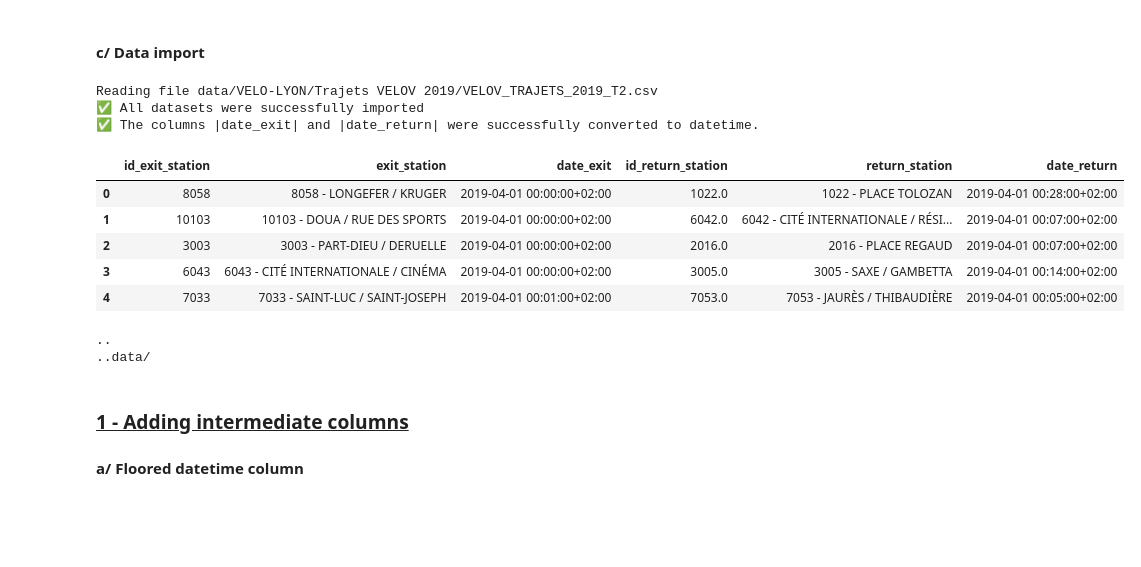
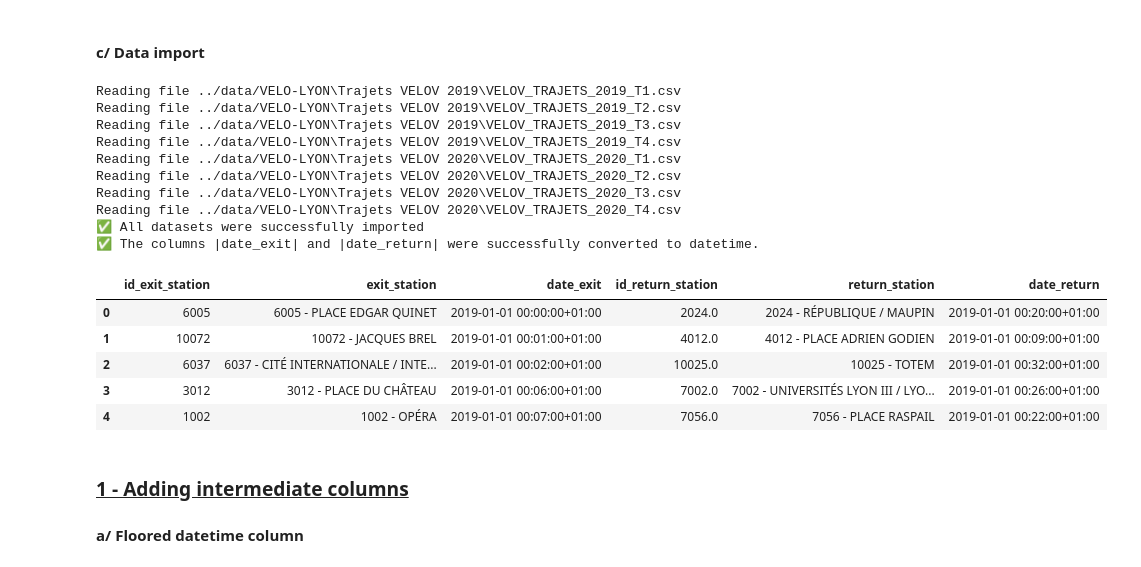
Before and after one commit to Echoo7/Machine-Learning-Project, a Jupyter notebook: notebooks/Main_notebook.ipynb, the cells around one changed output. Drawn from its saved outputs; the diff is of its cells as text; code cells hidden in the pictures; blank space fills up the shorter version.

```diff
--- a/notebooks/Main_notebook.ipynb
+++ b/notebooks/Main_notebook.ipynb
@@ -56,36 +56,44 @@ data/VELO-LYON/Trajets VELOV 2019/VELOV_TRAJETS_2019_T2.csv
 # %% [markdown]
 #### c/ Data import
 # %%
-MAIN_PATH = r".."   # Main folder path
-BASE_PATH = MAIN_PATH + r"data/"   # Data folder's path
+# Main folder's path
+MAIN_PATH = r"../"
+# Data folder's path
+BASE_PATH = MAIN_PATH + r"data/"
+# Velo'v data's path
 LYON_PATH = BASE_PATH + r"VELO-LYON/Trajets VELOV */*.csv"
+# Velo'v stations locations file's path
 LYON_LOCATIONS = BASE_PATH + r"VELO-LYON/locations/pvo_patrimoine_voirie.pvostationvelov.json"
+# Lyon's contours dataset's path
 LYON_IRIS = BASE_PATH + r"iris_lyon.shp"
+# Coordinates of the center of Lyon
 LYON_CENTER = (45.764043, 4.835659)
+# Importing the data into a dataframe
 df_lyon = read_whole_pandas_df(LYON_PATH, alternative_path=alt_path, sep = ";", enc = "ISO-8859-1",
-                               columns = ["id_exit_station", "exit_station", "date_exit", "id_return_station", "return_station", "date_return"], alternative_dataset=True)
+                               columns = ["id_exit_station", "exit_station", "date_exit", "id_return_station", "return_station", "date_return"], alternative_dataset=False)
 print(f"✅ All datasets were successfully imported")
 
 df_lyon["date_exit"] = pd.to_datetime(df_lyon['date_exit'], format="%Y/%m/%d %H:%M:%S").dt.tz_localize("Europe/Paris", ambiguous="NaT")
 df_lyon["date_return"] = pd.to_datetime(df_lyon['date_return'], format="%Y/%m/%d %H:%M:%S").dt.tz_localize("Europe/Paris", ambiguous="NaT")
 print(f"✅ The columns |date_exit| and |date_return| were successfully converted to datetime.")
 df_lyon.head()
 # %% [output]
-Reading file data/VELO-LYON/Trajets VELOV 2019/VELOV_TRAJETS_2019_T2.csv
+Reading file ../data/VELO-LYON\Trajets VELOV 2019\VELOV_TRAJETS_2019_T1.csv
+Reading file ../data/VELO-LYON\Trajets VELOV 2019\VELOV_TRAJETS_2019_T2.csv
+Reading file ../data/VELO-LYON\Trajets VELOV 2019\VELOV_TRAJETS_2019_T3.csv
+Reading file ../data/VELO-LYON\Trajets VELOV 2019\VELOV_TRAJETS_2019_T4.csv
+Reading file ../data/VELO-LYON\Trajets VELOV 2020\VELOV_TRAJETS_2020_T1.csv
+Reading file ../data/VELO-LYON\Trajets VELOV 2020\VELOV_TRAJETS_2020_T2.csv
+Reading file ../data/VELO-LYON\Trajets VELOV 2020\VELOV_TRAJETS_2020_T3.csv
+Reading file ../data/VELO-LYON\Trajets VELOV 2020\VELOV_TRAJETS_2020_T4.csv
 ✅ All datasets were successfully imported
 ✅ The columns |date_exit| and |date_return| were successfully converted to datetime.
 |  | id_exit_station | exit_station | date_exit | id_return_station | return_station | date_return |
-| 0 | 8058 | 8058 - LONGEFER / KRUGER | 2019-04-01 00:00:00+02:00 | 1022.0 | 1022 - PLACE TOLOZAN | 2019-04-01 00:28:00+02:00 |
-| 1 | 10103 | 10103 - DOUA / RUE DES SPORTS | 2019-04-01 00:00:00+02:00 | 6042.0 | 6042 - CITÉ INTERNATIONALE / RÉSI... | 2019-04-01 00:07:00+02:00 |
-| 2 | 3003 | 3003 - PART-DIEU / DERUELLE | 2019-04-01 00:00:00+02:00 | 2016.0 | 2016 - PLACE REGAUD | 2019-04-01 00:07:00+02:00 |
-| 3 | 6043 | 6043 - CITÉ INTERNATIONALE / CINÉMA | 2019-04-01 00:00:00+02:00 | 3005.0 | 3005 - SAXE / GAMBETTA | 2019-04-01 00:14:00+02:00 |
-| 4 | 7033 | 7033 - SAINT-LUC / SAINT-JOSEPH | 2019-04-01 00:01:00+02:00 | 7053.0 | 7053 - JAURÈS / THIBAUDIÈRE | 2019-04-01 00:05:00+02:00 |
+| 0 | 6005 | 6005 - PLACE EDGAR QUINET | 2019-01-01 00:00:00+01:00 | 2024.0 | 2024 - RÉPUBLIQUE / MAUPIN | 2019-01-01 00:20:00+01:00 |
+| 1 | 10072 | 10072 - JACQUES BREL | 2019-01-01 00:01:00+01:00 | 4012.0 | 4012 - PLACE ADRIEN GODIEN | 2019-01-01 00:09:00+01:00 |
+| 2 | 6037 | 6037 - CITÉ INTERNATIONALE / INTE... | 2019-01-01 00:02:00+01:00 | 10025.0 | 10025 - TOTEM | 2019-01-01 00:32:00+01:00 |
+| 3 | 3012 | 3012 - PLACE DU CHÂTEAU | 2019-01-01 00:06:00+01:00 | 7002.0 | 7002 - UNIVERSITÉS LYON III / LYO... | 2019-01-01 00:26:00+01:00 |
+| 4 | 1002 | 1002 - OPÉRA | 2019-01-01 00:07:00+01:00 | 7056.0 | 7056 - PLACE RASPAIL | 2019-01-01 00:22:00+01:00 |
-# %%
-print(MAIN_PATH)
-print(BASE_PATH)
-# %% [output]
-..
-..data/
 # %% [markdown]
 ###  <u> **1 - Adding intermediate columns** </u>
 #### a/ Floored datetime column
```
Also changed, not shown: parts of 15 cells of this notebook.
